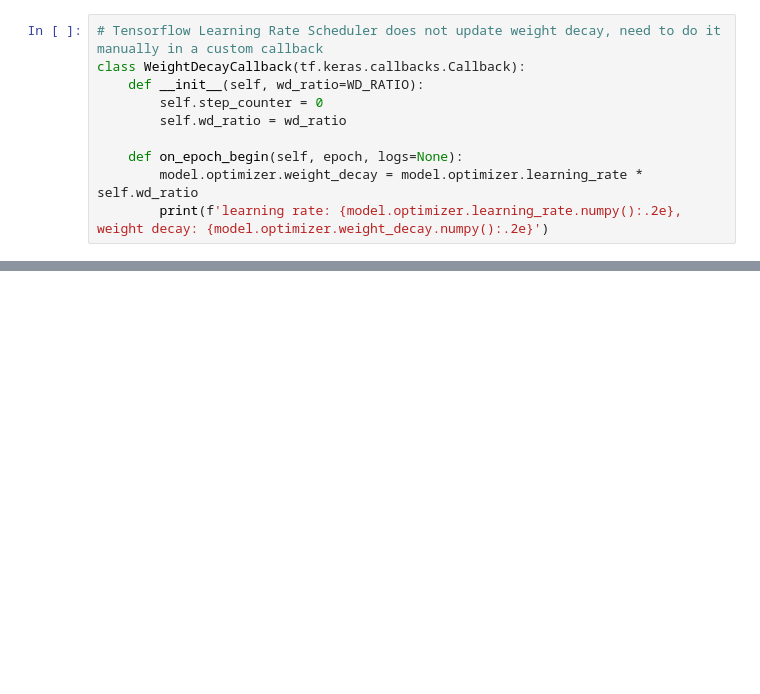
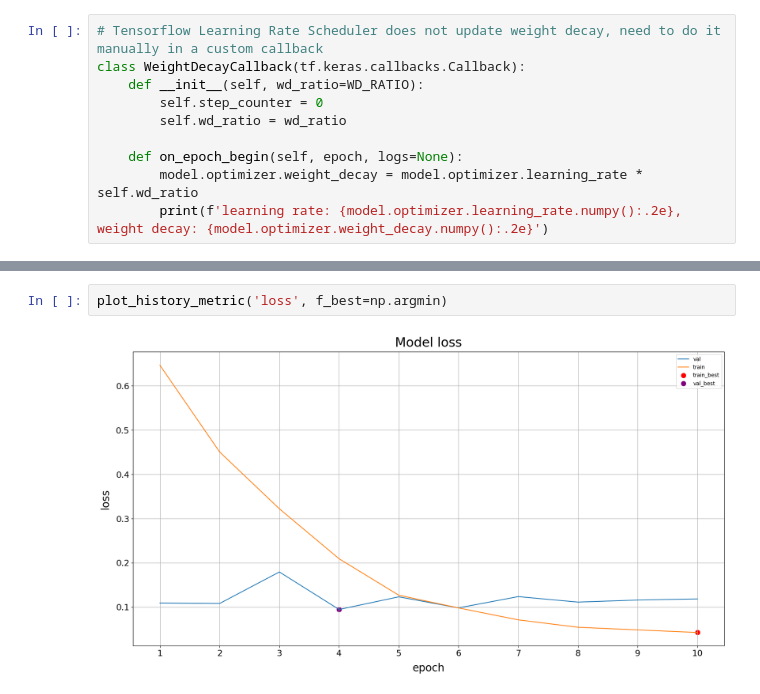
Before and after one commit to Graham-Broughton/cancer, a Jupyter notebook: notebooks/3.ConvNet_TPU.ipynb, the cells around one changed output, grey strips where cells are left out. Drawn from its saved outputs; the diff is of its cells as text; blank space fills up the shorter version.

```diff
--- a/notebooks/3.ConvNet_TPU.ipynb
+++ b/notebooks/3.ConvNet_TPU.ipynb
@@ -555,0 +697,4 @@ Epoch 1/10
+# %%
+plot_history_metric('loss', f_best=np.argmin)
+# %% [output]
+[figure, added]
```
Also changed, not shown: parts of 20 cells of this notebook, 7 other files.
